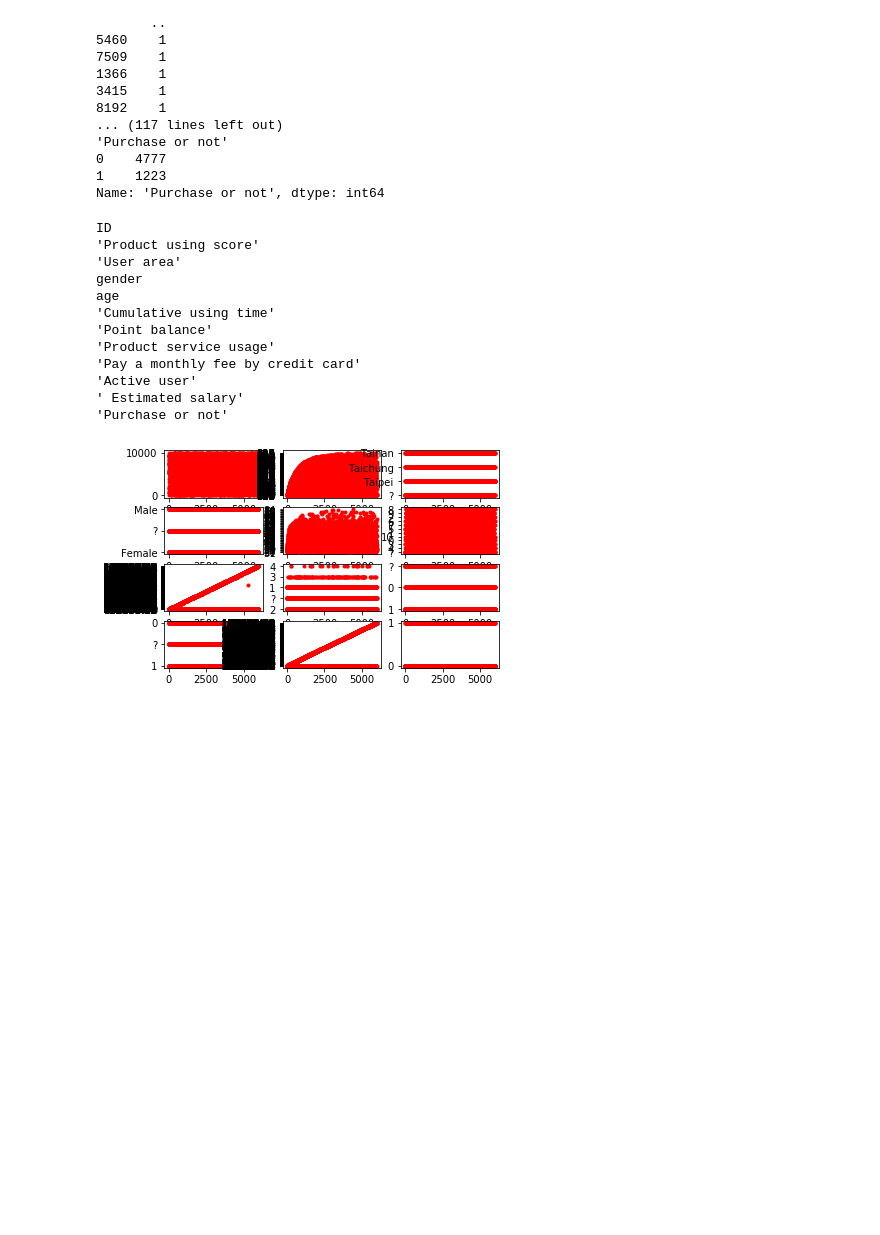
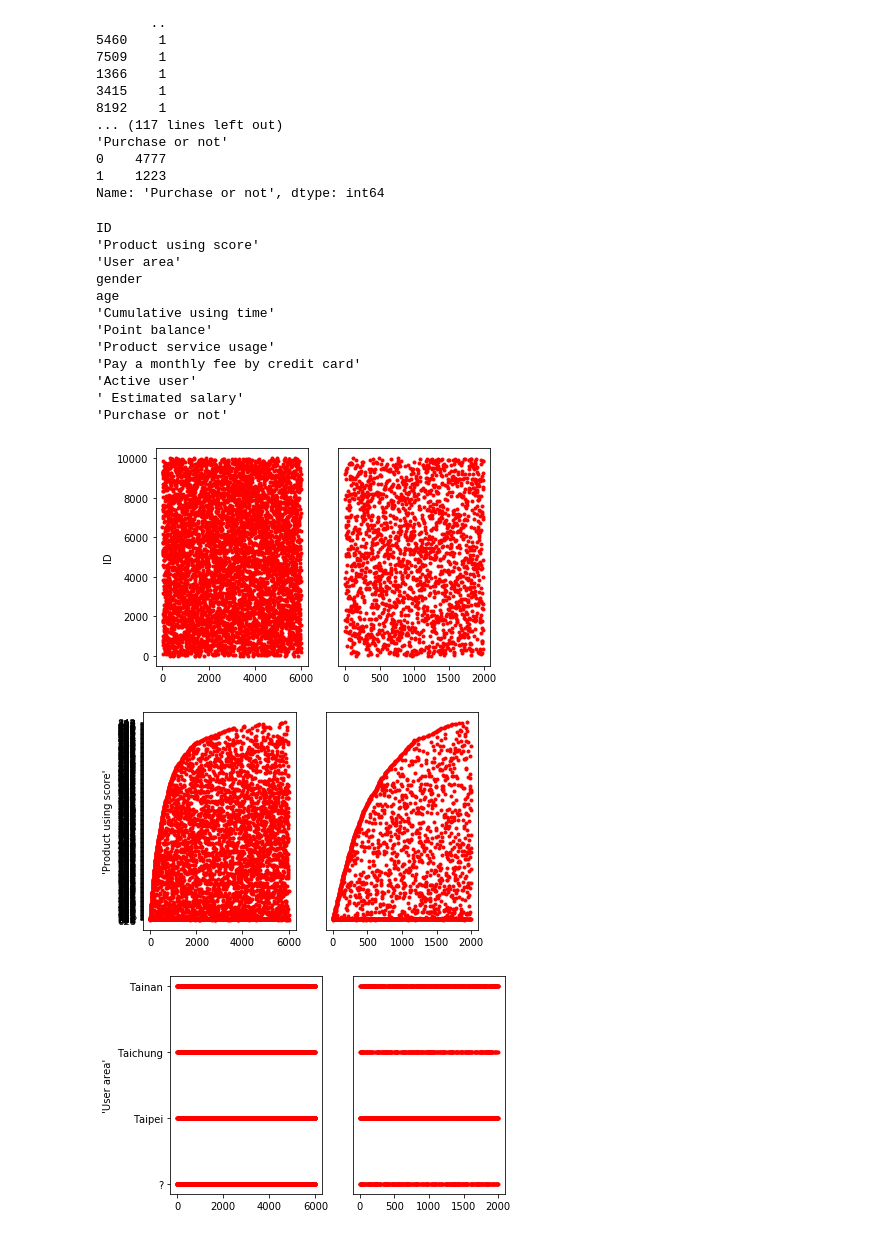
Before and after one commit to wjunneng/2019-CDA-Product-Marketing-Model-Construction-And-Forecasting, a Jupyter notebook: eda/9_20.ipynb, the cells around one changed output. Cells and saved outputs as stored; diff of their text form; code cells hidden in the pictures; blank space fills up the shorter version.

```diff
--- a/eda/9_20.ipynb
+++ b/eda/9_20.ipynb
@@ -51,27 +51,33 @@ ID
 1    1223
 Name: 'Purchase or not', dtype: int64
 # %%
-%matplotlib inline
-import matplotlib.pyplot as plt
-
-i = 0
-for column in df_training.columns:
-    i += 1
-    print(column)
-    plt.subplot(4, 3, i)
-    plt.plot(list(df_training.index), df_training.loc[:, column],'r.')
-plt.show()
+# %matplotlib inline
+# import matplotlib.pyplot as plt
+#
+# i = 0
+# for column in df_training.columns:
+#     i += 1
+#     print(column)
+#     plt.subplot(1, 2, 1)
+#     plt.plot(list(df_training.index), df_training.loc[:, column],'r.')
+#     plt.ylabel(column)
+#     plt.subplot(1, 2, 2)
+#     plt.plot(list(df_test.index), df_test.loc[:, column],'r.')
+#     plt.yticks([])
+#     plt.show()
 # %% [output]
 ID
 'Product using score'
 'User area'
 gender
 age
 'Cumulative using time'
 'Point balance'
 'Product service usage'
 'Pay a monthly fee by credit card'
 'Active user'
 ' Estimated salary'
 'Purchase or not'
-[figure, old version]
+[figure, new version]
+[figure, added]
+[figure, added]
```
Also changed, not shown: parts of 4 cells of this notebook, 14 other files.
